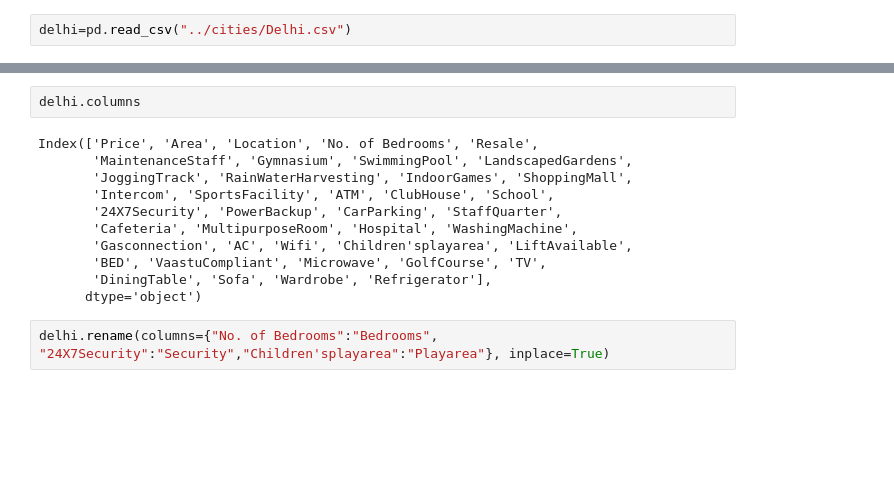
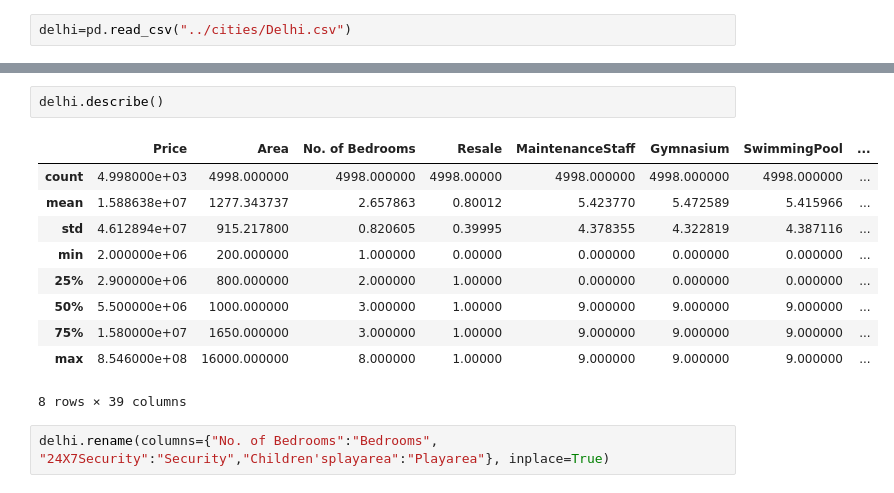
Before and after one commit to chaitanya-0/Housing-price-predictions, a Jupyter notebook: main/delhi-price-prediction.ipynb, the cells around one changed output, grey strips where cells are left out. Saved outputs shown, nothing was run; the diff lists cells and outputs as text; blank space fills up the shorter version.

```diff
--- a/main/delhi-price-prediction.ipynb
+++ b/main/delhi-price-prediction.ipynb
@@ -49,16 +41,16 @@ delhi.head(20)
 # %%
-delhi.columns
+delhi.describe()
 # %% [output]
+|  | Price | Area | No. of Bedrooms | Resale | MaintenanceStaff | Gymnasium | SwimmingPool | ... |
+| count | 4.998000e+03 | 4998.000000 | 4998.000000 | 4998.00000 | 4998.000000 | 4998.000000 | 4998.000000 | ... |
+| mean | 1.588638e+07 | 1277.343737 | 2.657863 | 0.80012 | 5.423770 | 5.472589 | 5.415966 | ... |
+| std | 4.612894e+07 | 915.217800 | 0.820605 | 0.39995 | 4.378355 | 4.322819 | 4.387116 | ... |
+| min | 2.000000e+06 | 200.000000 | 1.000000 | 0.00000 | 0.000000 | 0.000000 | 0.000000 | ... |
+| 25% | 2.900000e+06 | 800.000000 | 2.000000 | 1.00000 | 0.000000 | 0.000000 | 0.000000 | ... |
+| 50% | 5.500000e+06 | 1000.000000 | 3.000000 | 1.00000 | 9.000000 | 9.000000 | 9.000000 | ... |
+| 75% | 1.580000e+07 | 1650.000000 | 3.000000 | 1.00000 | 9.000000 | 9.000000 | 9.000000 | ... |
+| max | 8.546000e+08 | 16000.000000 | 8.000000 | 1.00000 | 9.000000 | 9.000000 | 9.000000 | ... |
-Index(['Price', 'Area', 'Location', 'No. of Bedrooms', 'Resale',
-       'MaintenanceStaff', 'Gymnasium', 'SwimmingPool', 'LandscapedGardens',
-       'JoggingTrack', 'RainWaterHarvesting', 'IndoorGames', 'ShoppingMall',
-       'Intercom', 'SportsFacility', 'ATM', 'ClubHouse', 'School',
-       '24X7Security', 'PowerBackup', 'CarParking', 'StaffQuarter',
-       'Cafeteria', 'MultipurposeRoom', 'Hospital', 'WashingMachine',
-       'Gasconnection', 'AC', 'Wifi', 'Children'splayarea', 'LiftAvailable',
-       'BED', 'VaastuCompliant', 'Microwave', 'GolfCourse', 'TV',
-       'DiningTable', 'Sofa', 'Wardrobe', 'Refrigerator'],
-      dtype='object')
+8 rows × 39 columns
 # %%
 delhi.rename(columns={"No. of Bedrooms":"Bedrooms", "24X7Security":"Security","Children'splayarea":"Playarea"}, inplace=True)
 # %%
```
Also changed, not shown: parts of 10 cells of this notebook, 1 other file.
